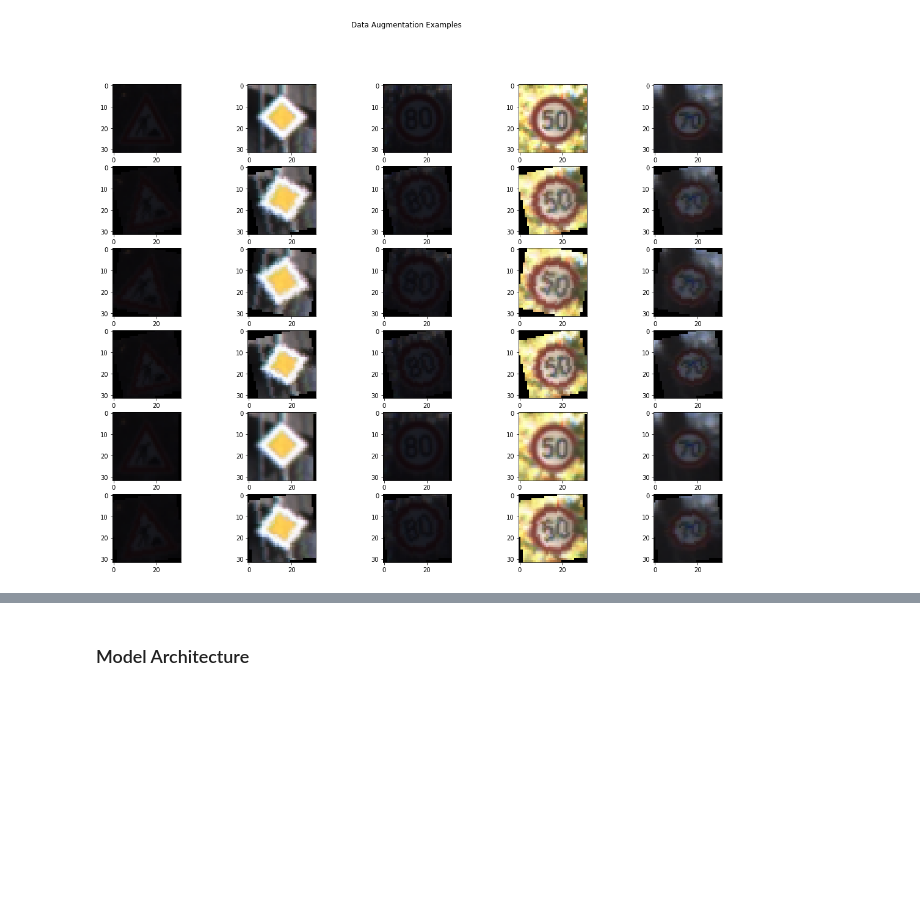
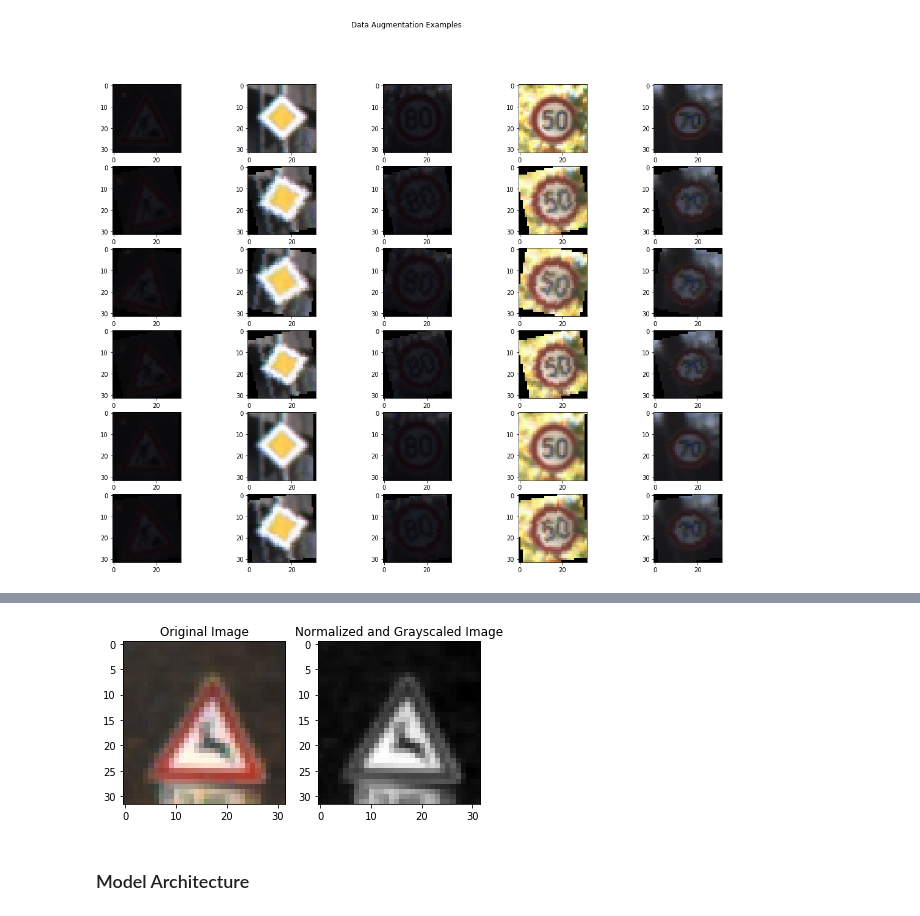
Before and after one commit to hammcin/CarND-Traffic-Sign-Classifier-Project, a Jupyter notebook: Traffic_Sign_Classifier.ipynb, the cells around one changed output, grey strips where cells are left out. Cells and saved outputs as stored; diff of their text form; code cells hidden in the pictures; blank space fills up the shorter version.

```diff
--- a/Traffic_Sign_Classifier.ipynb
+++ b/Traffic_Sign_Classifier.ipynb
@@ -408,0 +443,2 @@ plt.savefig("Figures/data_aug.jpg")
+# %%
+X_train = (X_train - 128)/128
@@ -408,0 +453,10 @@ plt.savefig("Figures/data_aug.jpg")
+# %%
+index = random.randint(0, X_train_.shape[0])
+fig, axs = plt.subplots(1, 2, figsize=[6.4,4.8])
+axs[0].imshow(X_train_[index])
+axs[0].set_title("Original Image")
+axs[1].imshow(X_train[index].squeeze(), cmap='gray')
+axs[1].set_title("Normalized and Grayscaled Image")
+plt.savefig("Figures/normalization.jpg")
+# %% [output]
+[figure, added]
```
Also changed, not shown: parts of 9 cells of this notebook, 2 other files.
